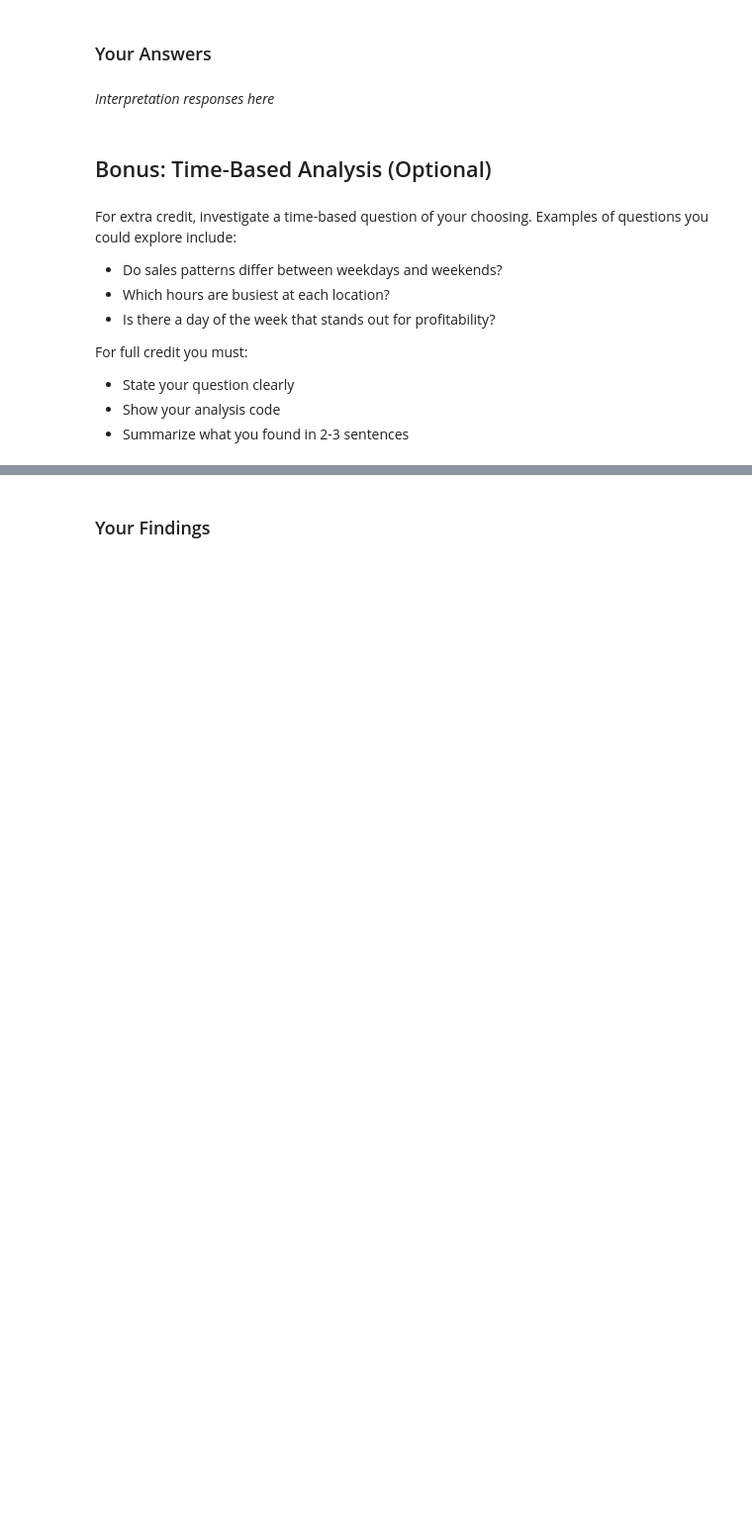
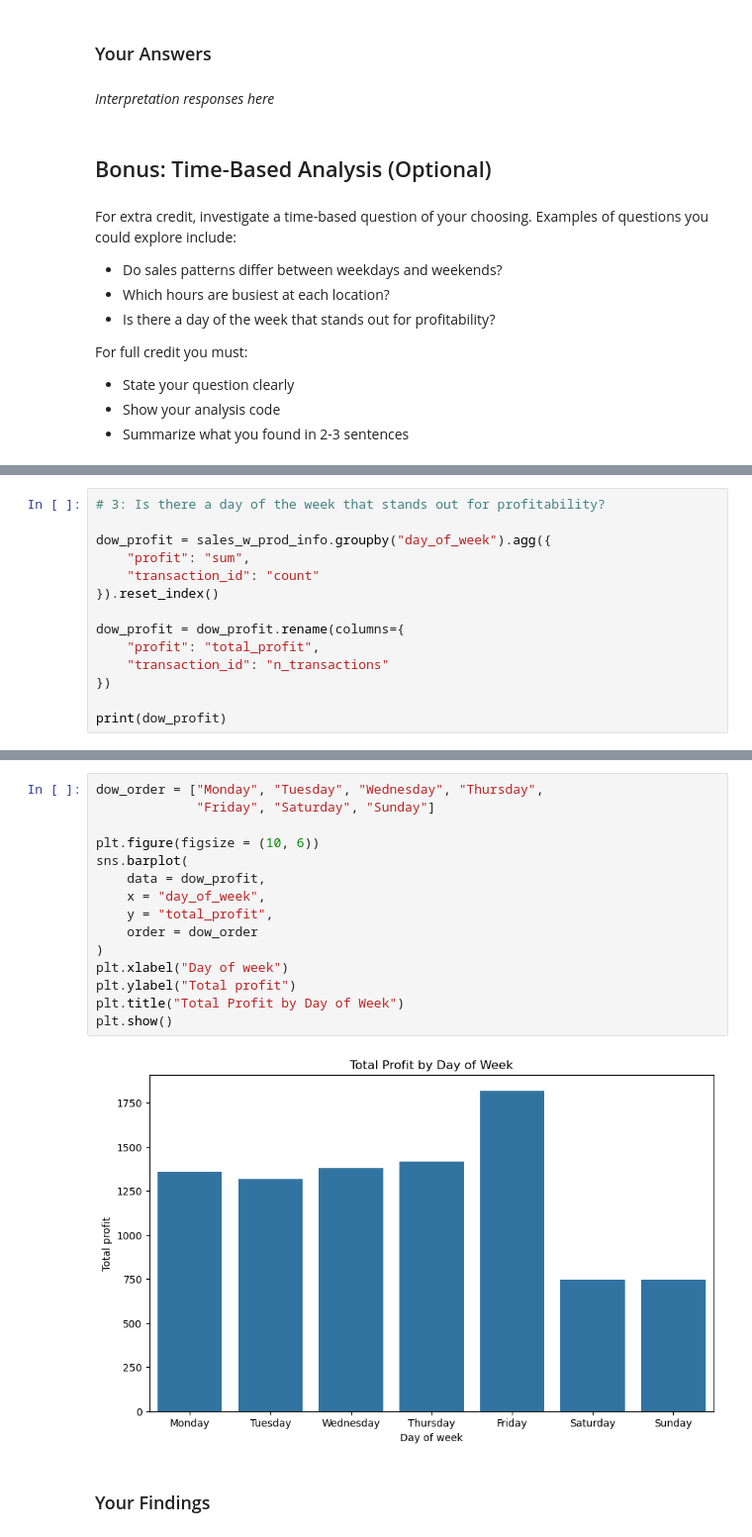
Before and after one commit to nnineeight/py4eda-work, a Jupyter notebook: test2b/test_2b.ipynb, the cells around one changed output, grey strips where cells are left out. Shown: that part at 99% size. Saved outputs shown, nothing was run; the diff lists cells and outputs as text; blank space fills up the shorter version.

```diff
--- a/test2b/test_2b.ipynb
+++ b/test2b/test_2b.ipynb
@@ -384,0 +462,14 @@ For full credit you must:
+# %%
+# 3: Is there a day of the week that stands out for profitability?
+
+dow_profit = sales_w_prod_info.groupby("day_of_week").agg({
+    "profit": "sum",
+    "transaction_id": "count"
+}).reset_index()
+
+dow_profit = dow_profit.rename(columns={
+    "profit": "total_profit",
+    "transaction_id": "n_transactions"
+})
+
+print(dow_profit)
@@ -385,3 +485,20 @@ For full credit you must:
+# %%
+dow_order = ["Monday", "Tuesday", "Wednesday", "Thursday",
+             "Friday", "Saturday", "Sunday"]
+
+plt.figure(figsize = (10, 6))
+sns.barplot(
+    data = dow_profit,
+    x = "day_of_week",
+    y = "total_profit",
+    order = dow_order
+)
+plt.xlabel("Day of week")
+plt.ylabel("Total profit")
+plt.title("Total Profit by Day of Week")
+plt.show()
+# %% [output]
+[figure, added]
 # %% [markdown]
 ### Your Findings
 # %% [markdown]
```
Also changed, not shown: parts of 9 cells of this notebook.
